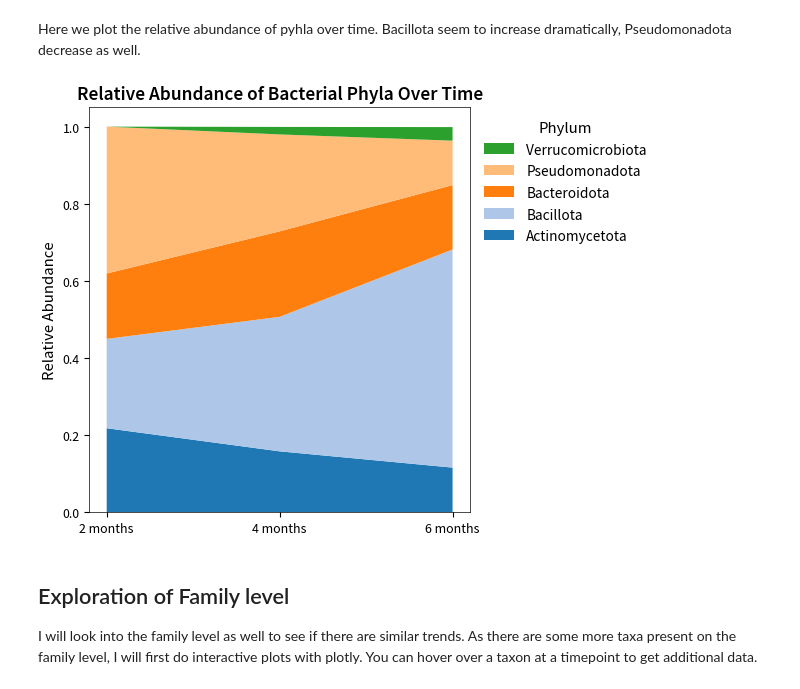
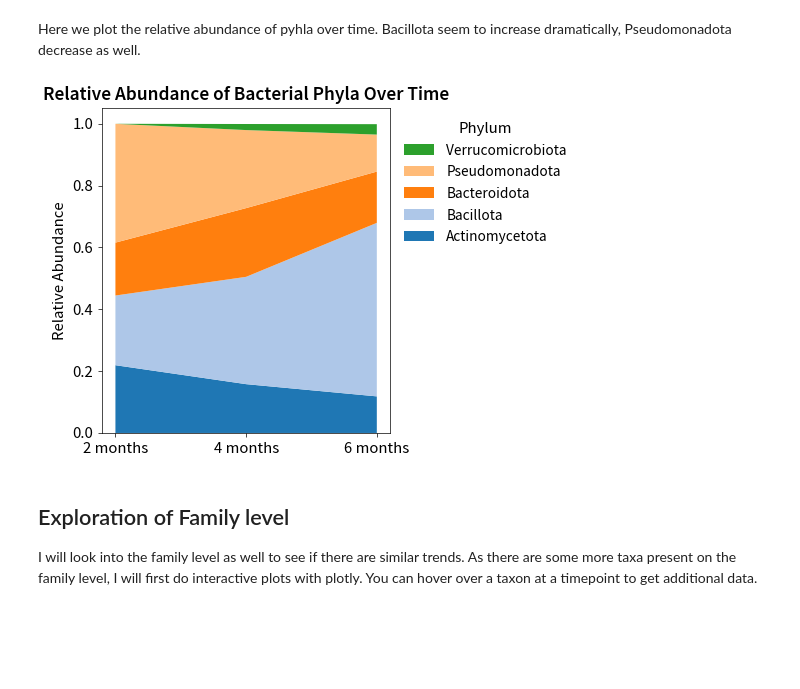
Before and after one commit to Emelie23/microbEvolve2, a Jupyter notebook: scripts/04-1_differential_abundance.ipynb, the cells around one changed output. Saved outputs shown, nothing was run; the diff lists cells and outputs as text; code cells hidden in the pictures; blank space fills up the shorter version.

```diff
--- a/scripts/04-1_differential_abundance.ipynb
+++ b/scripts/04-1_differential_abundance.ipynb
@@ -15,9 +21,10 @@ from qiime2 import Artifact
 data_dir = "../data"
 scripts_dir = "./src"
 
-plt.style.use("../presentation_style")
+plt.style.use("../presentation.mplstyle")
+os.makedirs("../figures", exist_ok=True)
 
-# Check if Source Sans Pro is available
+# Check if Source Sans Pro is available, only needed for presentation.mplstyle
 fonts = [f.name for f in fm.fontManager.ttflist]
 if "Source Sans Pro" not in fonts:
     plt.rcParams['font.family'] = 'sans-serif'
@@ -117,27 +125,28 @@ Here we plot the relative abundance of pyhla over time. Bacillota seem to increa
 # %%
 plot_df = df_phylum_with_metadata_timepoint[df_phylum_with_metadata_timepoint.columns[df_phylum_with_metadata_timepoint.max() > 0.01]].sort_index(axis=1)
 
-fig, ax = plt.subplots(1, 1)
+fig, ax = plt.subplots(1, 1, figsize=(5.5, 4))
 
 ax.stackplot(
     plot_df.index,
     plot_df.T,
     labels=plot_df.columns,
     colors=plt.cm.tab20.colors)
 
 handles, labels = ax.get_legend_handles_labels()
 # Remove p__ prefix for better readability
 labels = [label[3:] if label.startswith("p__") else label for label in labels]
 ax.legend(handles[::-1], labels[::-1], title="Phylum", loc='upper left', bbox_to_anchor=(1, 1))
 
+ax.tick_params(which="both", direction="out")
 ax.set_ylabel("Relative Abundance")
 ax.set_title("Relative Abundance of Bacterial Phyla Over Time")
 
 fig.tight_layout()
 fig.savefig("../figures/phyla_relative_abundance_over_time.pdf")
 fig.show()
 # %% [output]
-[figure, old version]
+[figure, new version]
 # %% [markdown]
 ## Exploration of Family level
 
```
Also changed, not shown: parts of 5 cells of this notebook, 1 other file.
